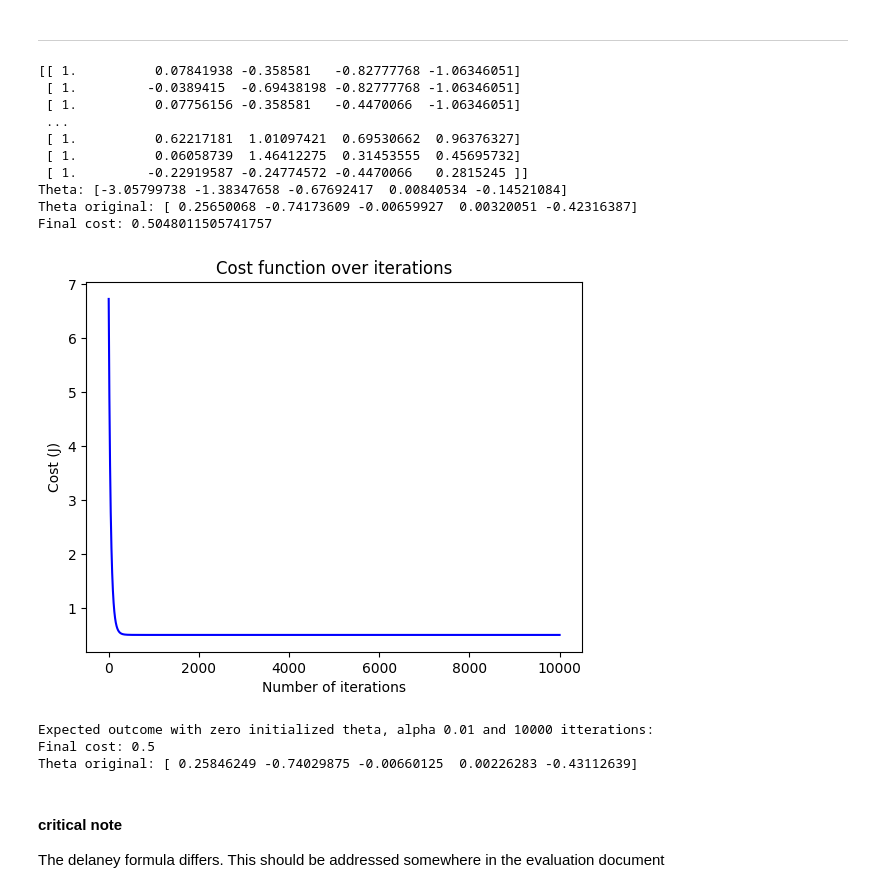
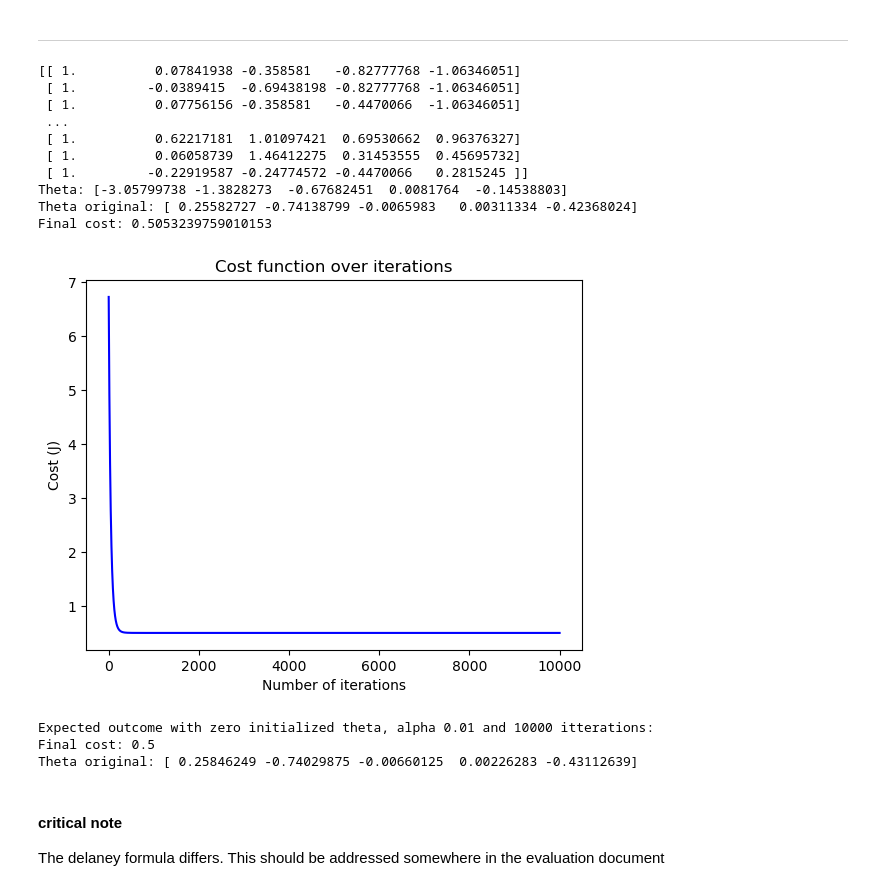
Before and after one commit to ogkourlias/datsc5, a Jupyter notebook: regression/Assignment_Regression.ipynb, the cells around one changed output. Cells and saved outputs as stored; diff of their text form; code cells hidden in the pictures.

```diff
--- a/regression/Assignment_Regression.ipynb
+++ b/regression/Assignment_Regression.ipynb
@@ -69,7 +69,9 @@ import pandas as pd
 # sklearn imports
 from sklearn.preprocessing import StandardScaler, MinMaxScaler
 from sklearn.metrics import classification_report, mean_squared_error, r2_score, confusion_matrix
+from regression import Regr
 
+regr = Regr()
 
 def draw_costs(costs):
     """ function to draw historical cost"""
@@ -510,51 +512,48 @@ Congratulations! You've written the core of the linear regression function. Now,
 scaler = StandardScaler()
 # define X, y, theta, and scale X
 ### begin solution ###
-X, y, theta = data_preparation(df_logS)
+X, y, theta = regr.prep_data(df_logS, y_col="logS")
 m, n = X.shape
 theta = np.zeros(n)
 
-scaler = StandardScaler()
-X_features_scaled = scaler.fit_transform(X[:, 1:])
-
-X_scaled = np.c_[np.ones(m), X_features_scaled]
+X_scaled, theta, scaler = regr.scale_x(X)
 print(X_scaled)
 
 ### end solution ####
 
 # Set hyperparameters
 alpha = 0.01  # Learning rate
 num_iters = 10000  # Number of iterations
 
 
 try:
     # Run gradient descent
-    theta, J_history = gradient_descent(X_scaled, y, theta, alpha, num_iters)
+    theta, J_history = regr.fit(X_scaled, y, theta, alpha=alpha, num_iters=num_iters)
     # Final parameters
     print("Theta:", theta)
-    print(f"Theta original: {reverse_theta(theta, scaler)}")
+    print(f"Theta original: {regr.reverse_theta(theta, scaler)}")
 
     # Final cost
     print("Final cost:", J_history[-1])
     draw_costs(J_history)
 # except Exception as error:
 #     print(f'something went wrong, try again. {error}')
 finally:
     print('Expected outcome with zero initialized theta, alpha 0.01 and 10000 itterations:')
     print('Final cost: 0.5')
     print('Theta original: [ 0.25846249 -0.74029875 -0.00660125  0.00226283 -0.43112639]')
 # %% [output]
 [[ 1.          0.07841938 -0.358581   -0.82777768 -1.06346051]
  [ 1.         -0.0389415  -0.69438198 -0.82777768 -1.06346051]
  [ 1.          0.07756156 -0.358581   -0.4470066  -1.06346051]
  ...
  [ 1.          0.62217181  1.01097421  0.69530662  0.96376327]
  [ 1.          0.06058739  1.46412275  0.31453555  0.45695732]
  [ 1.         -0.22919587 -0.24774572 -0.4470066   0.2815245 ]]
-Theta: [-3.05799738 -1.38347658 -0.67692417  0.00840534 -0.14521084]
-Theta original: [ 0.25650068 -0.74173609 -0.00659927  0.00320051 -0.42316387]
-Final cost: 0.5048011505741757
+Theta: [-3.05799738 -1.3828273  -0.67682451  0.0081764  -0.14538803]
+Theta original: [ 0.25582727 -0.74138799 -0.0065983   0.00311334 -0.42368024]
+Final cost: 0.5053239759010153
-[figure, old version]
+[figure, new version]
 Expected outcome with zero initialized theta, alpha 0.01 and 10000 itterations:
 Final cost: 0.5
 Theta original: [ 0.25846249 -0.74029875 -0.00660125  0.00226283 -0.43112639]
```
Also changed, not shown: parts of 3 cells of this notebook.
